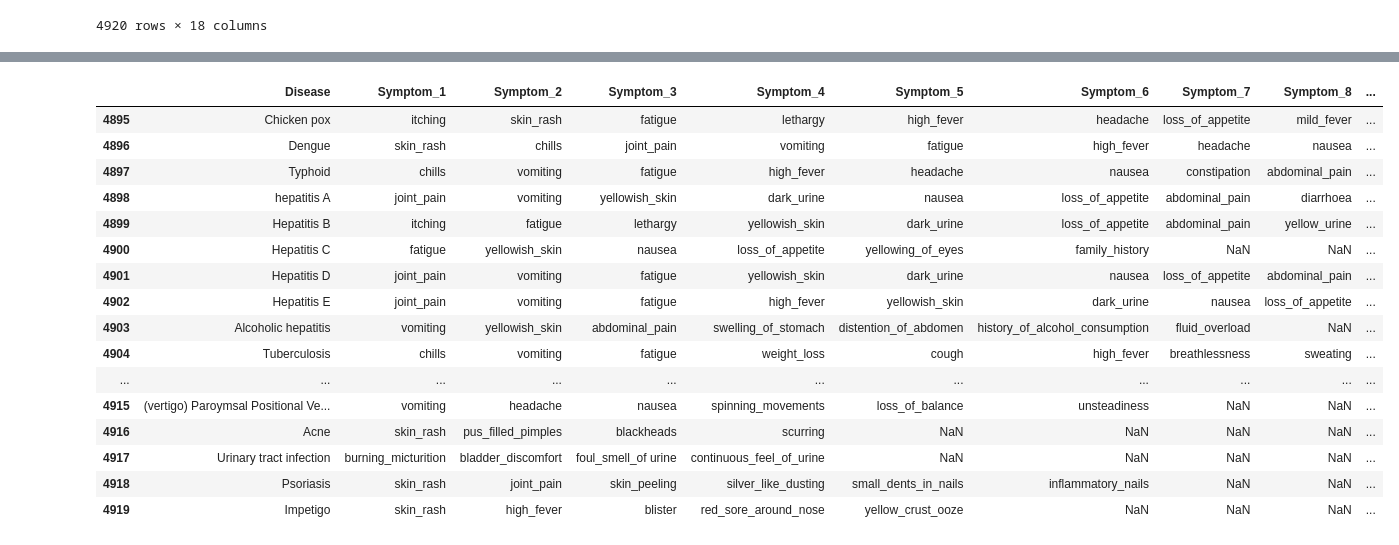
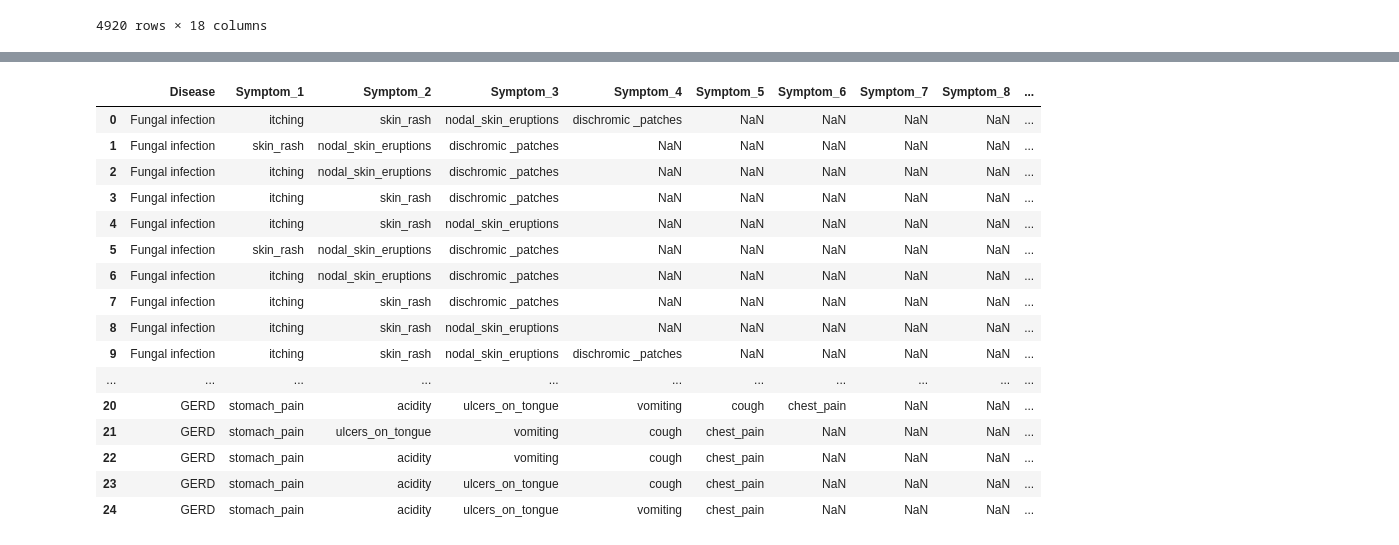
Before and after one commit to nastalique-tariq/symtoms-based-disease-prediction-and-doctor-recommender-engine, a Jupyter notebook: symptoms-based-disease-prediction.ipynb, the cells around one changed output, grey strips where cells are left out. Cells and saved outputs as stored; diff of their text form; code cells hidden in the pictures.

```diff
--- a/symptoms-based-disease-prediction.ipynb
+++ b/symptoms-based-disease-prediction.ipynb
@@ -29,20 +222,20 @@ df
 # %%
-df.tail(25)
+df.head(25)
 # %% [output]
 |  | Disease | Symptom_1 | Symptom_2 | Symptom_3 | Symptom_4 | Symptom_5 | Symptom_6 | Symptom_7 | Symptom_8 | ... |
-| 4895 | Chicken pox | itching | skin_rash | fatigue | lethargy | high_fever | headache | loss_of_appetite | mild_fever | ... |
-| 4896 | Dengue | skin_rash | chills | joint_pain | vomiting | fatigue | high_fever | headache | nausea | ... |
-| 4897 | Typhoid | chills | vomiting | fatigue | high_fever | headache | nausea | constipation | abdominal_pain | ... |
-| 4898 | hepatitis A | joint_pain | vomiting | yellowish_skin | dark_urine | nausea | loss_of_appetite | abdominal_pain | diarrhoea | ... |
-| 4899 | Hepatitis B | itching | fatigue | lethargy | yellowish_skin | dark_urine | loss_of_appetite | abdominal_pain | yellow_urine | ... |
-| 4900 | Hepatitis C | fatigue | yellowish_skin | nausea | loss_of_appetite | yellowing_of_eyes | family_history | NaN | NaN | ... |
-| 4901 | Hepatitis D | joint_pain | vomiting | fatigue | yellowish_skin | dark_urine | nausea | loss_of_appetite | abdominal_pain | ... |
-| 4902 | Hepatitis E | joint_pain | vomiting | fatigue | high_fever | yellowish_skin | dark_urine | nausea | loss_of_appetite | ... |
-| 4903 | Alcoholic hepatitis | vomiting | yellowish_skin | abdominal_pain | swelling_of_stomach | distention_of_abdomen | history_of_alcohol_consumption | fluid_overload | NaN | ... |
-| 4904 | Tuberculosis | chills | vomiting | fatigue | weight_loss | cough | high_fever | breathlessness | sweating | ... |
+| 0 | Fungal infection | itching | skin_rash | nodal_skin_eruptions | dischromic _patches | NaN | NaN | NaN | NaN | ... |
+| 1 | Fungal infection | skin_rash | nodal_skin_eruptions | dischromic _patches | NaN | NaN | NaN | NaN | NaN | ... |
+| 2 | Fungal infection | itching | nodal_skin_eruptions | dischromic _patches | NaN | NaN | NaN | NaN | NaN | ... |
+| 3 | Fungal infection | itching | skin_rash | dischromic _patches | NaN | NaN | NaN | NaN | NaN | ... |
+| 4 | Fungal infection | itching | skin_rash | nodal_skin_eruptions | NaN | NaN | NaN | NaN | NaN | ... |
+| 5 | Fungal infection | skin_rash | nodal_skin_eruptions | dischromic _patches | NaN | NaN | NaN | NaN | NaN | ... |
+| 6 | Fungal infection | itching | nodal_skin_eruptions | dischromic _patches | NaN | NaN | NaN | NaN | NaN | ... |
+| 7 | Fungal infection | itching | skin_rash | dischromic _patches | NaN | NaN | NaN | NaN | NaN | ... |
+| 8 | Fungal infection | itching | skin_rash | nodal_skin_eruptions | NaN | NaN | NaN | NaN | NaN | ... |
+| 9 | Fungal infection | itching | skin_rash | nodal_skin_eruptions | dischromic _patches | NaN | NaN | NaN | NaN | ... |
 | ... | ... | ... | ... | ... | ... | ... | ... | ... | ... | ... |
-| 4915 | (vertigo) Paroymsal Positional Ve... | vomiting | headache | nausea | spinning_movements | loss_of_balance | unsteadiness | NaN | NaN | ... |
-| 4916 | Acne | skin_rash | pus_filled_pimples | blackheads | scurring | NaN | NaN | NaN | NaN | ... |
-| 4917 | Urinary tract infection | burning_micturition | bladder_discomfort | foul_smell_of urine | continuous_feel_of_urine | NaN | NaN | NaN | NaN | ... |
-| 4918 | Psoriasis | skin_rash | joint_pain | skin_peeling | silver_like_dusting | small_dents_in_nails | inflammatory_nails | NaN | NaN | ... |
-| 4919 | Impetigo | skin_rash | high_fever | blister | red_sore_around_nose | yellow_crust_ooze | NaN | NaN | NaN | ... |
+| 20 | GERD | stomach_pain | acidity | ulcers_on_tongue | vomiting | cough | chest_pain | NaN | NaN | ... |
+| 21 | GERD | stomach_pain | ulcers_on_tongue | vomiting | cough | chest_pain | NaN | NaN | NaN | ... |
+| 22 | GERD | stomach_pain | acidity | vomiting | cough | chest_pain | NaN | NaN | NaN | ... |
+| 23 | GERD | stomach_pain | acidity | ulcers_on_tongue | cough | chest_pain | NaN | NaN | NaN | ... |
+| 24 | GERD | stomach_pain | acidity | ulcers_on_tongue | vomiting | chest_pain | NaN | NaN | NaN | ... |
```
Also changed, not shown: parts of 19 cells of this notebook.
